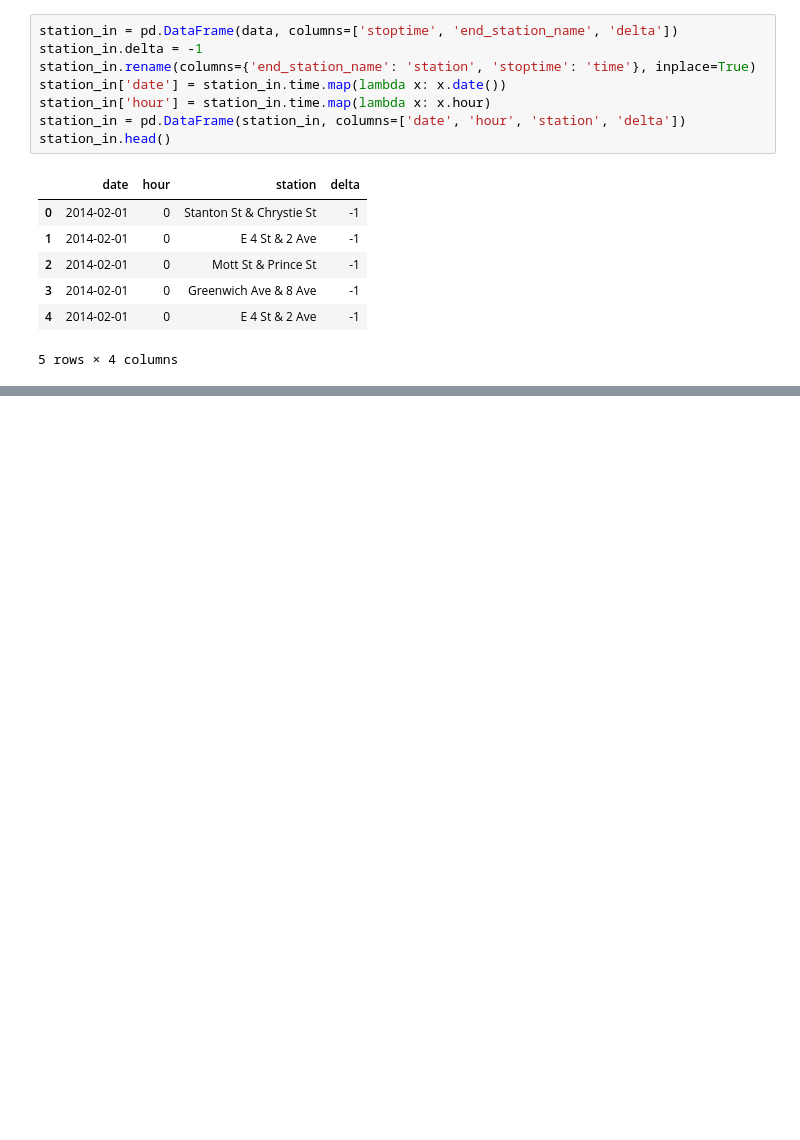
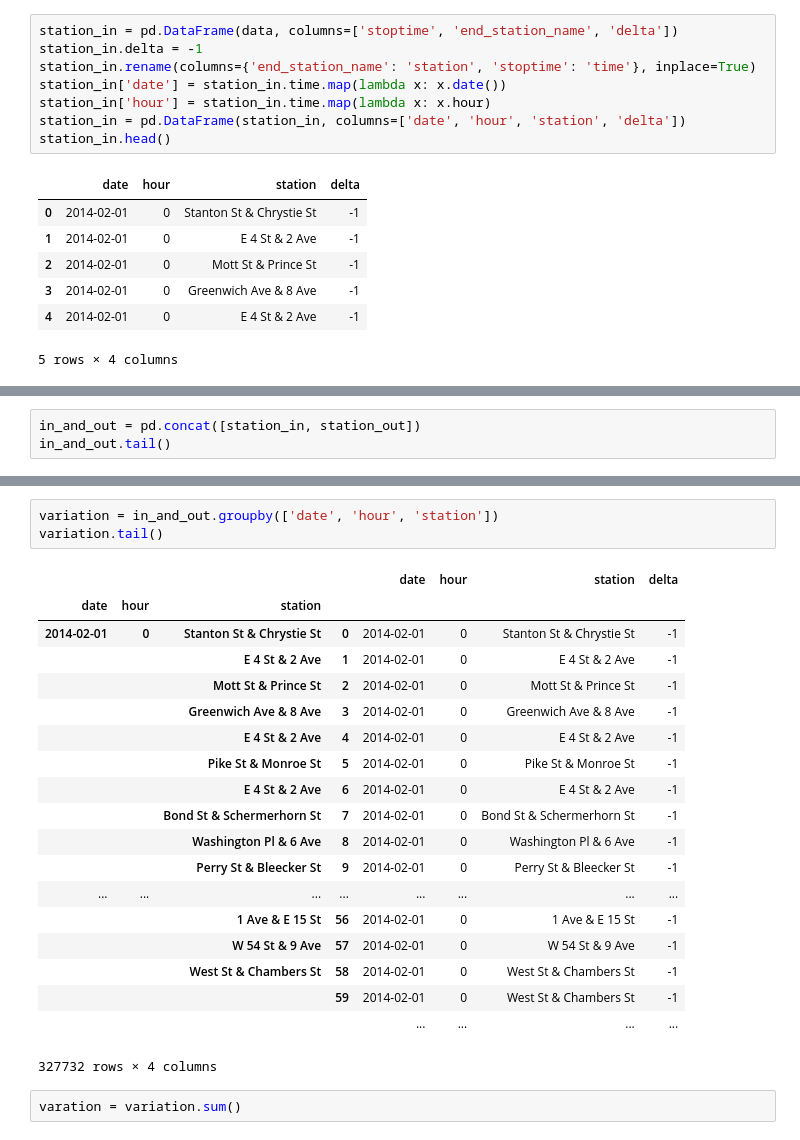
Before and after one commit to denisgarci/nycb, a Jupyter notebook: nycb.ipynb, the cells around one changed output, grey strips where cells are left out. Cells and saved outputs as stored; diff of their text form; blank space fills up the shorter version.

Commit message:
Added the variation table

```diff
--- a/nycb.ipynb
+++ b/nycb.ipynb
@@ -96,0 +53,3 @@ station_in.apply?
+# %%
+in_and_out = pd.concat([station_in, station_out])
+in_and_out.tail()
@@ -96,0 +64,25 @@ station_in.apply?
+# %%
+variation = in_and_out.groupby(['date', 'hour', 'station'])
+variation.tail()
+# %% [output]
+|  |  |  |  | date | hour | station | delta |
+| date | hour | station |  |  |  |  |  |
+| 2014-02-01 | 0 | Stanton St & Chrystie St | 0 | 2014-02-01 | 0 | Stanton St & Chrystie St | -1 |
+|  |  | E 4 St & 2 Ave | 1 | 2014-02-01 | 0 | E 4 St & 2 Ave | -1 |
+|  |  | Mott St & Prince St | 2 | 2014-02-01 | 0 | Mott St & Prince St | -1 |
+|  |  | Greenwich Ave & 8 Ave | 3 | 2014-02-01 | 0 | Greenwich Ave & 8 Ave | -1 |
+|  |  | E 4 St & 2 Ave | 4 | 2014-02-01 | 0 | E 4 St & 2 Ave | -1 |
+|  |  | Pike St & Monroe St | 5 | 2014-02-01 | 0 | Pike St & Monroe St | -1 |
+|  |  | E 4 St & 2 Ave | 6 | 2014-02-01 | 0 | E 4 St & 2 Ave | -1 |
+|  |  | Bond St & Schermerhorn St | 7 | 2014-02-01 | 0 | Bond St & Schermerhorn St | -1 |
+|  |  | Washington Pl & 6 Ave | 8 | 2014-02-01 | 0 | Washington Pl & 6 Ave | -1 |
+|  |  | Perry St & Bleecker St | 9 | 2014-02-01 | 0 | Perry St & Bleecker St | -1 |
+| ... | ... | ... | ... | ... | ... | ... | ... |
+|  |  | 1 Ave & E 15 St | 56 | 2014-02-01 | 0 | 1 Ave & E 15 St | -1 |
+|  |  | W 54 St & 9 Ave | 57 | 2014-02-01 | 0 | W 54 St & 9 Ave | -1 |
+|  |  | West St & Chambers St | 58 | 2014-02-01 | 0 | West St & Chambers St | -1 |
+|  |  |  | 59 | 2014-02-01 | 0 | West St & Chambers St | -1 |
+|  |  |  |  | ... | ... | ... | ... |
+327732 rows × 4 columns
+# %%
+varation = variation.sum()
```
Also changed, not shown: parts of 10 cells of this notebook.
